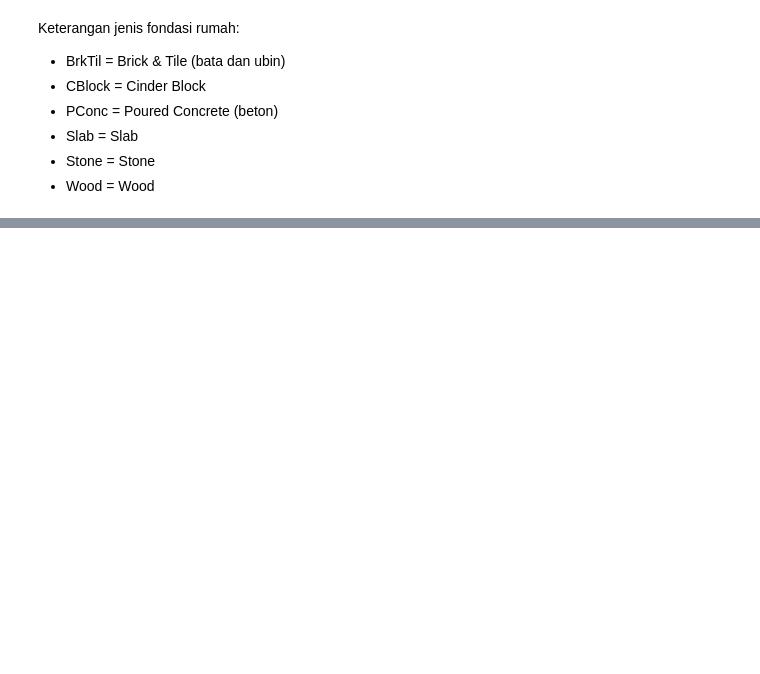
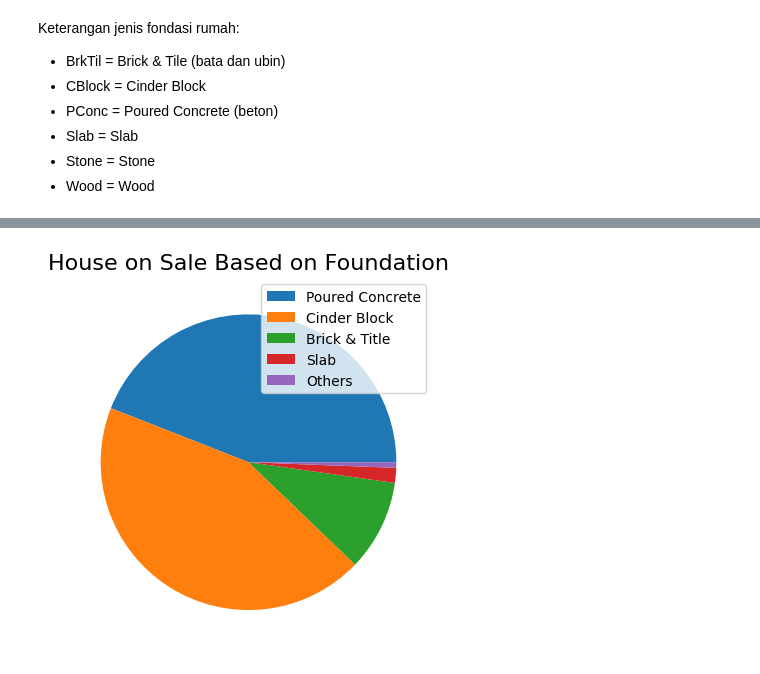
Before and after one commit to rifqinadzori/Basic_Visualization, a Jupyter notebook: Basic_Visual.ipynb, the cells around one changed output, grey strips where cells are left out. Saved outputs shown, nothing was run; the diff lists cells and outputs as text; code cells hidden in the pictures; blank space fills up the shorter version.

```diff
--- a/Basic_Visual.ipynb
+++ b/Basic_Visual.ipynb
@@ -66,0 +84,11 @@ Keterangan jenis fondasi rumah:
+# %%
+#Proporsi jenis fondasi rumah dari data perumahan
+x = np.array([647, 643, 146, 24, 9])
+mylabels = ["Poured Concrete", "Cinder Block", "Brick & Title", "Slab", "Others"]
+
+plt.pie(x)
+plt.legend(mylabels)
+plt.title('House on Sale Based on Foundation', fontsize=16)
+plt.show()
+# %% [output]
+[figure, added]
```
Also changed, not shown: parts of 3 cells of this notebook.
